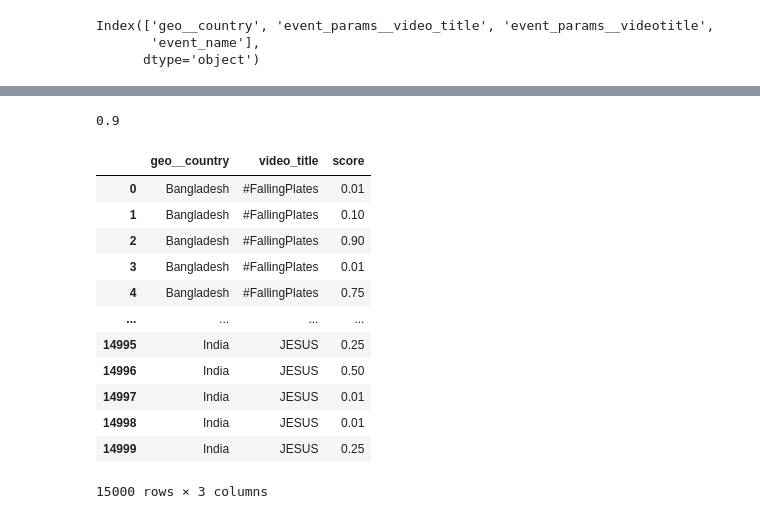
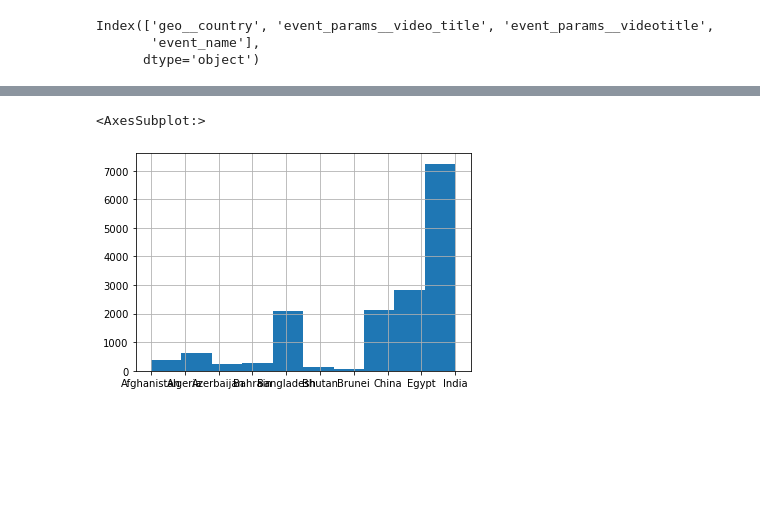
Before and after one commit to dj-betts/jf_project, a Jupyter notebook: recommender_base.ipynb, the cells around one changed output, grey strips where cells are left out. Saved outputs shown, nothing was run; the diff lists cells and outputs as text; code cells hidden in the pictures; blank space fills up the shorter version.

```diff
--- a/recommender_base.ipynb
+++ b/recommender_base.ipynb
@@ -196,8 +187,6 @@ def view_to_rating(event_name):
 
     return(d[event_name])
 # %%
-view_to_rating('a_media_progress90')
+#view_to_rating('a_media_progress90')
-# %% [output]
-0.9
 # %%
 df['score'] = df.event_name.apply(view_to_rating)
@@ -206,16 +192,0 @@ df.drop(['event_name'], axis=1, inplace=True)
-# %%
-df
-# %% [output]
-|  | geo__country | video_title | score |
-| 0 | Bangladesh | #FallingPlates | 0.01 |
-| 1 | Bangladesh | #FallingPlates | 0.10 |
-| 2 | Bangladesh | #FallingPlates | 0.90 |
-| 3 | Bangladesh | #FallingPlates | 0.01 |
-| 4 | Bangladesh | #FallingPlates | 0.75 |
-| ... | ... | ... | ... |
-| 14995 | India | JESUS | 0.25 |
-| 14996 | India | JESUS | 0.50 |
-| 14997 | India | JESUS | 0.01 |
-| 14998 | India | JESUS | 0.01 |
-| 14999 | India | JESUS | 0.25 |
-15000 rows × 3 columns
@@ -222,3 +195,8 @@ df
+# %%
+df.geo__country.hist()
+# %% [output]
+<AxesSubplot:>
+[figure, added]
 # %%
 groupby = df.groupby(['geo__country','video_title'])
 # %%
```
Also changed, not shown: parts of 58 cells of this notebook.
